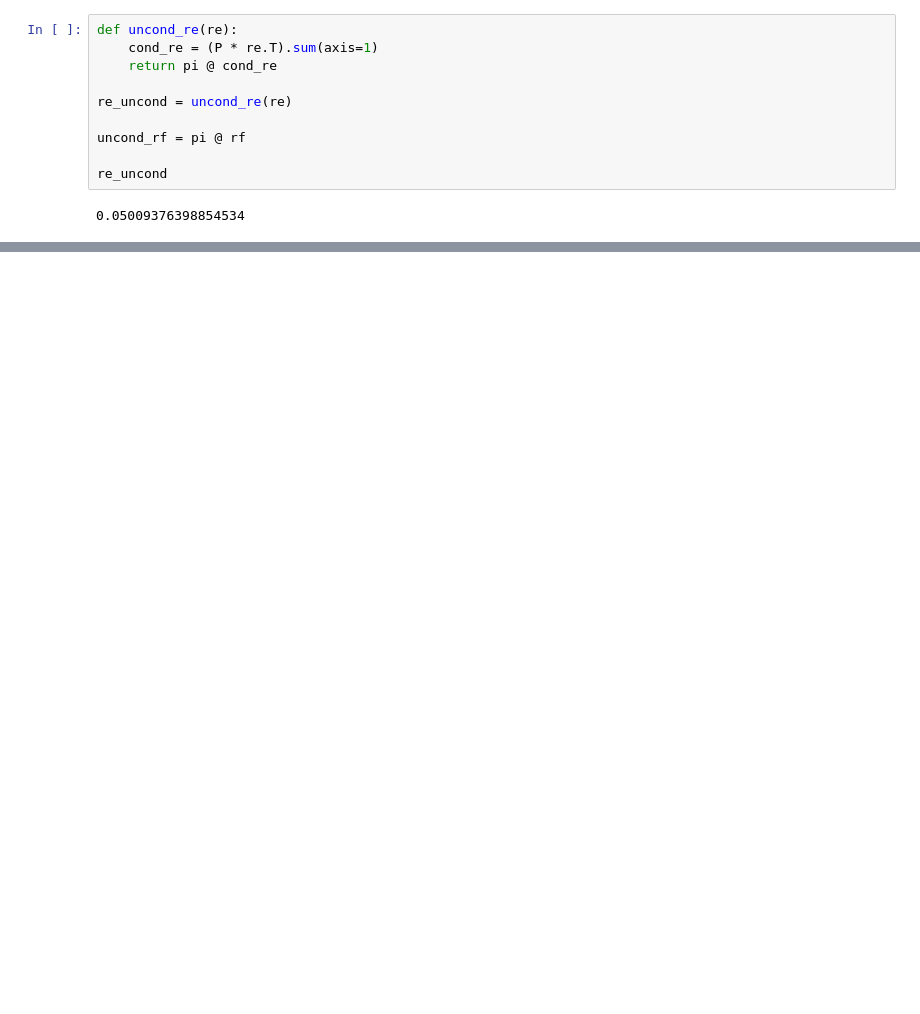
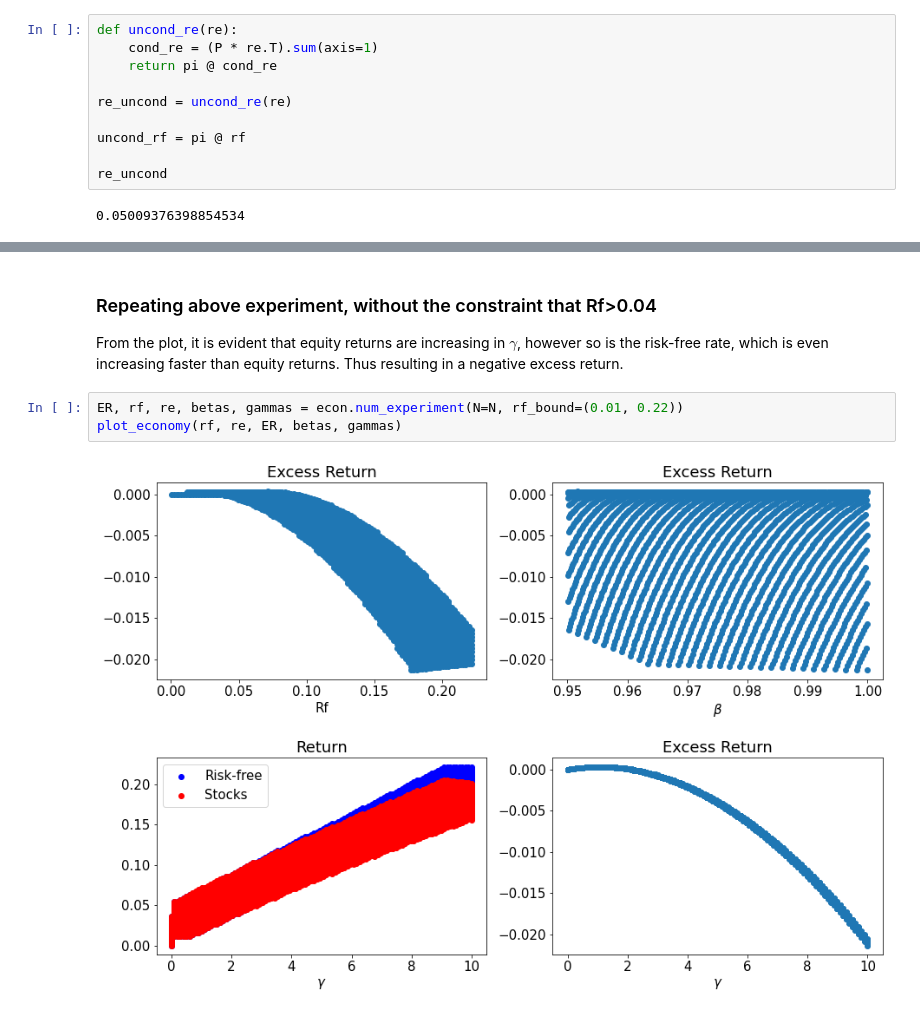
Before and after one commit to Cstolborg/MehraPrescott, a Jupyter notebook: main.ipynb, the cells around one changed output, grey strips where cells are left out. Saved outputs shown, nothing was run; the diff lists cells and outputs as text; blank space fills up the shorter version.

```diff
--- a/main.ipynb
+++ b/main.ipynb
@@ -288,0 +348,9 @@ ________________________________________
+# %% [markdown]
+### Repeating above experiment, without the constraint that Rf>0.04
+
+From the plot, it is evident that equity returns are increasing in $\gamma$, however so is the risk-free rate, which is even increasing faster than equity returns. Thus resulting in a negative excess return.
+# %%
+ER, rf, re, betas, gammas = econ.num_experiment(N=N, rf_bound=(0.01, 0.22))
+plot_economy(rf, re, ER, betas, gammas)
+# %% [output]
+[figure, added]
```
Also changed, not shown: parts of 9 cells of this notebook, 6 other files.
